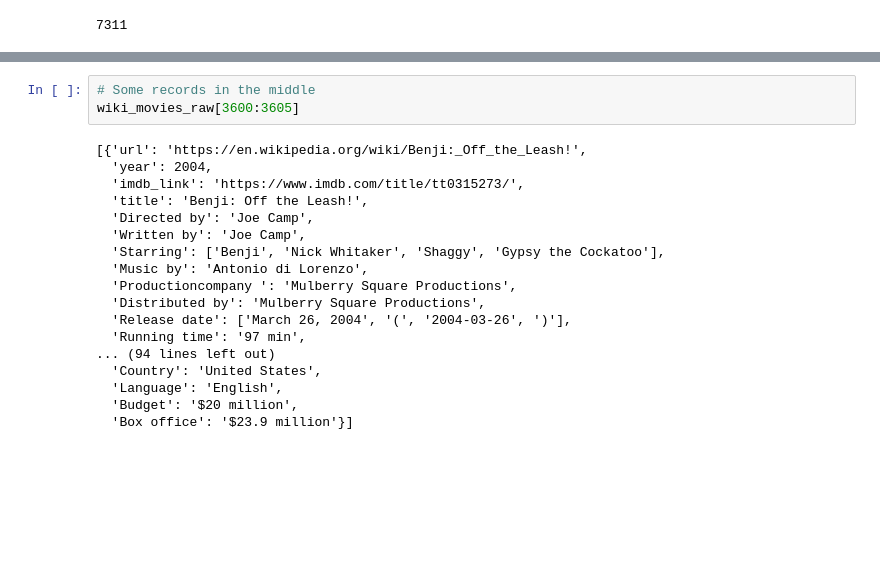
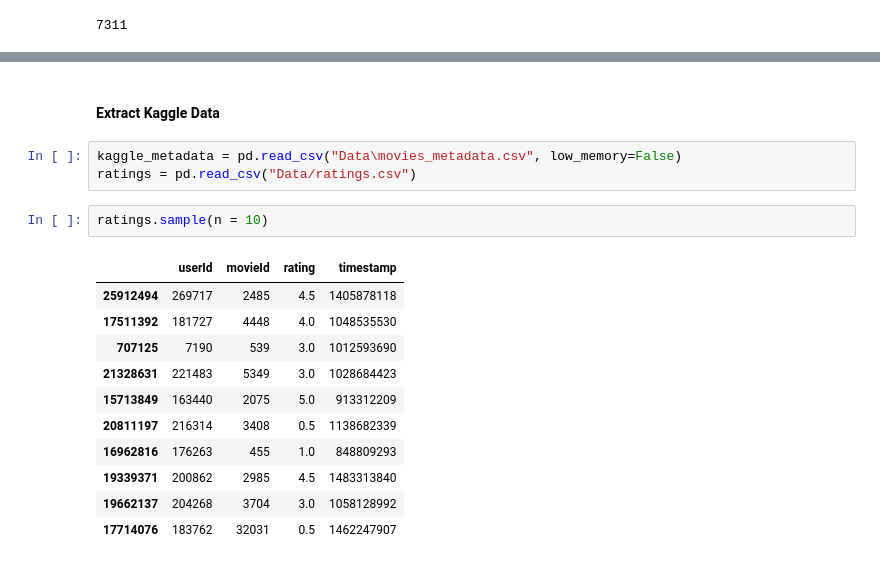
Before and after one commit to K10Huff/Movies-ETL, a Jupyter notebook: wiki_data_load.ipynb, the cells around one changed output, grey strips where cells are left out. Cells and saved outputs as stored; diff of their text form; blank space fills up the shorter version.

Commit message:
prase data

```diff
--- a/wiki_data_load.ipynb
+++ b/wiki_data_load.ipynb
@@ -59,21 +46,19 @@ wiki_movies_raw[-5:]
-# %%
-# Some records in the middle
-wiki_movies_raw[3600:3605]
-# %% [output]
-[{'url': 'https://en.wikipedia.org/wiki/Benji:_Off_the_Leash!',
-  'year': 2004,
-  'imdb_link': 'https://www.imdb.com/title/tt0315273/',
-  'title': 'Benji: Off the Leash!',
-  'Directed by': 'Joe Camp',
-  'Written by': 'Joe Camp',
-  'Starring': ['Benji', 'Nick Whitaker', 'Shaggy', 'Gypsy the Cockatoo'],
-  'Music by': 'Antonio di Lorenzo',
-  'Productioncompany ': 'Mulberry Square Productions',
-  'Distributed by': 'Mulberry Square Productions',
-  'Release date': ['March 26, 2004', '(', '2004-03-26', ')'],
-  'Running time': '97 min',
-... (94 lines left out)
-  'Country': 'United States',
-  'Language': 'English',
-  'Budget': '$20 million',
-  'Box office': '$23.9 million'}]
+# %% [markdown]
+#### Extract Kaggle Data
+# %%
+kaggle_metadata = pd.read_csv("Data\movies_metadata.csv", low_memory=False)
+ratings = pd.read_csv("Data/ratings.csv")
+# %%
+ratings.sample(n = 10)
+# %% [output]
+|  | userId | movieId | rating | timestamp |
+| 25912494 | 269717 | 2485 | 4.5 | 1405878118 |
+| 17511392 | 181727 | 4448 | 4.0 | 1048535530 |
+| 707125 | 7190 | 539 | 3.0 | 1012593690 |
+| 21328631 | 221483 | 5349 | 3.0 | 1028684423 |
+| 15713849 | 163440 | 2075 | 5.0 | 913312209 |
+| 20811197 | 216314 | 3408 | 0.5 | 1138682339 |
+| 16962816 | 176263 | 455 | 1.0 | 848809293 |
+| 19339371 | 200862 | 2985 | 4.5 | 1483313840 |
+| 19662137 | 204268 | 3704 | 3.0 | 1058128992 |
+| 17714076 | 183762 | 32031 | 0.5 | 1462247907 |
```
Also changed, not shown: parts of 57 cells of this notebook.
